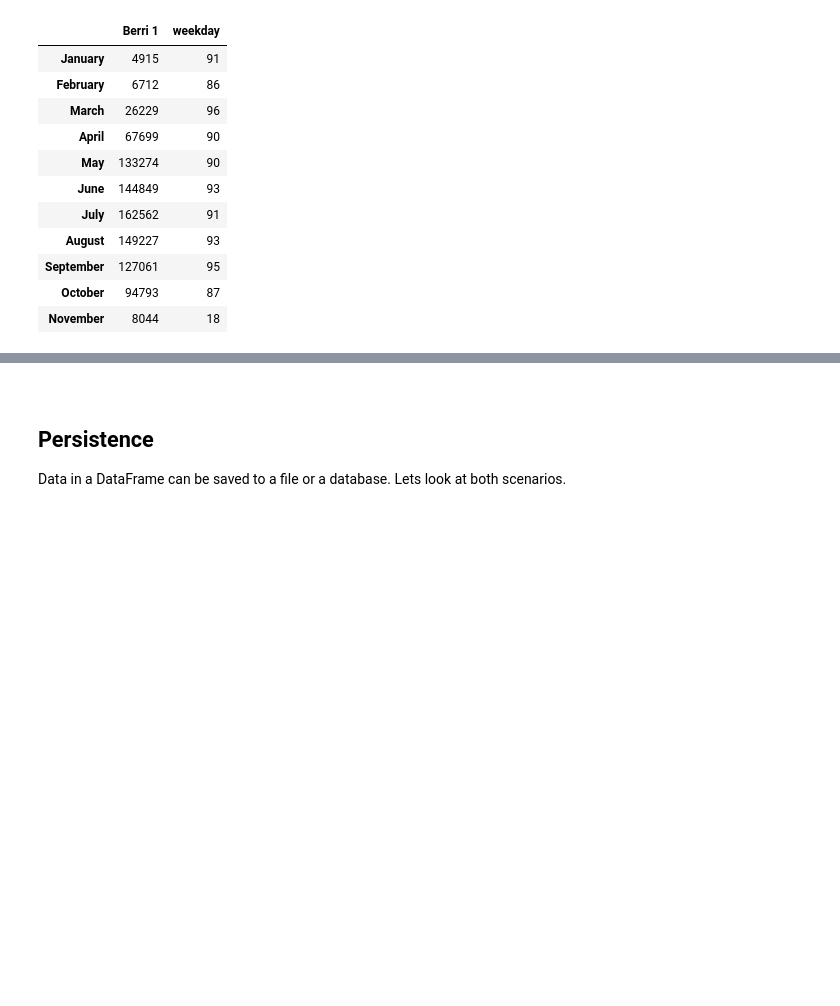
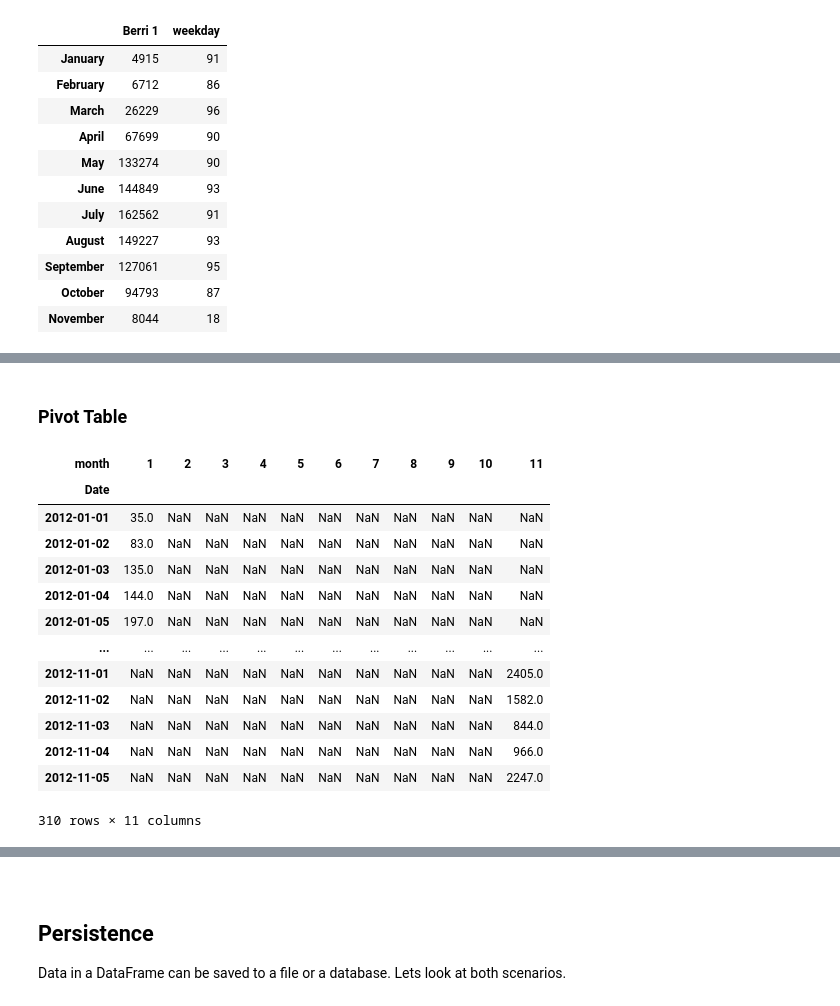
Before and after one commit to allentv/PyDataWorkshops, a Jupyter notebook: Introduction to Pandas/Introduction to Pandas.ipynb, the cells around one changed output, grey strips where cells are left out. Cells and saved outputs as stored; diff of their text form; code cells hidden in the pictures; blank space fills up the shorter version.

```diff
--- a/Introduction to Pandas/Introduction to Pandas.ipynb
+++ b/Introduction to Pandas/Introduction to Pandas.ipynb
@@ -629,0 +783,24 @@ month_counts
+# %% [markdown]
+### Pivot Table
+# %%
+# Create a dataframe
+new_df = berri_bikes.reset_index()
+
+# Create a pivot table
+new_df = new_df.pivot(index="Date", columns="month", values="Berri 1")
+new_df
+# %% [output]
+| month | 1 | 2 | 3 | 4 | 5 | 6 | 7 | 8 | 9 | 10 | 11 |
+| Date |  |  |  |  |  |  |  |  |  |  |  |
+| 2012-01-01 | 35.0 | NaN | NaN | NaN | NaN | NaN | NaN | NaN | NaN | NaN | NaN |
+| 2012-01-02 | 83.0 | NaN | NaN | NaN | NaN | NaN | NaN | NaN | NaN | NaN | NaN |
+| 2012-01-03 | 135.0 | NaN | NaN | NaN | NaN | NaN | NaN | NaN | NaN | NaN | NaN |
+| 2012-01-04 | 144.0 | NaN | NaN | NaN | NaN | NaN | NaN | NaN | NaN | NaN | NaN |
+| 2012-01-05 | 197.0 | NaN | NaN | NaN | NaN | NaN | NaN | NaN | NaN | NaN | NaN |
+| ... | ... | ... | ... | ... | ... | ... | ... | ... | ... | ... | ... |
+| 2012-11-01 | NaN | NaN | NaN | NaN | NaN | NaN | NaN | NaN | NaN | NaN | 2405.0 |
+| 2012-11-02 | NaN | NaN | NaN | NaN | NaN | NaN | NaN | NaN | NaN | NaN | 1582.0 |
+| 2012-11-03 | NaN | NaN | NaN | NaN | NaN | NaN | NaN | NaN | NaN | NaN | 844.0 |
+| 2012-11-04 | NaN | NaN | NaN | NaN | NaN | NaN | NaN | NaN | NaN | NaN | 966.0 |
+| 2012-11-05 | NaN | NaN | NaN | NaN | NaN | NaN | NaN | NaN | NaN | NaN | 2247.0 |
+310 rows × 11 columns
```
Also changed, not shown: parts of 17 cells of this notebook.
